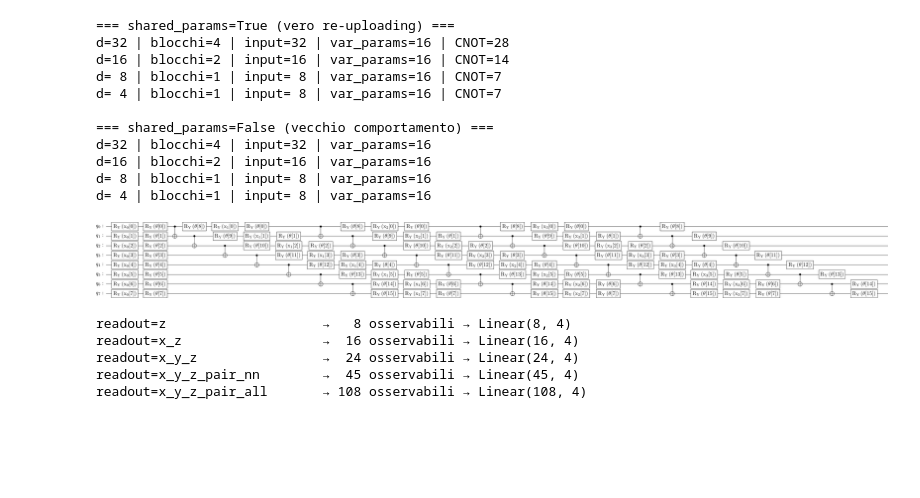
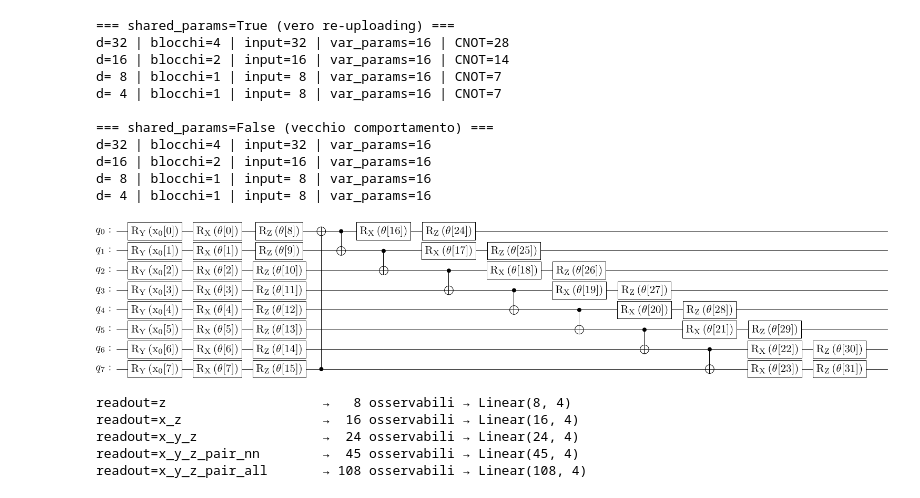
Before and after one commit to dariasimonetti/Quantum-Decision-Boundaries, a Jupyter notebook: src/quantum_baseline.ipynb, the cells around one changed output. Saved outputs shown, nothing was run; the diff lists cells and outputs as text; code cells hidden in the pictures; blank space fills up the shorter version.

Commit message:
Aggiunta ansatz two local

```diff
--- a/src/quantum_baseline.ipynb
+++ b/src/quantum_baseline.ipynb
@@ -184,11 +194,13 @@ def build_ansatz_layer(n_qubits, reps, entanglement, block_idx=0, shared=True):
 # %%
-def build_vqc_circuit(d, n_qubits=N_QUBITS, reps=1, entanglement='linear', shared_params=True):
+def build_vqc_circuit(d, n_qubits=N_QUBITS, reps=1, entanglement='linear',
+                      shared_params=True, ansatz_type='real_amplitudes'):
     n_blocks = math.ceil(d / n_qubits)
     qc = QuantumCircuit(n_qubits)
     all_input_params = []
 
-    # crea UN solo template ansatz con parametri condivisi
-    ansatz_template = build_ansatz_layer(n_qubits, reps, entanglement, block_idx=0, shared=True)
+    ansatz_template = build_ansatz_layer(
+        n_qubits, reps, entanglement, block_idx=0, shared=True, ansatz_type=ansatz_type
+    )
 
     for block in range(n_blocks):
         enc_layer, enc_params = build_encoding_layer(d, n_qubits, block)
@@ -196,16 +208,14 @@ def build_vqc_circuit(d, n_qubits=N_QUBITS, reps=1, entanglement='linear', share
         all_input_params.extend(enc_params)
 
         if shared_params:
-            # stesso ansatz (stessi θ) ripetuto — vero re-uploading
             qc.compose(ansatz_template, inplace=True)
         else:
-            # parametri indipendenti per blocco — vecchio comportamento
-            ansatz_block = build_ansatz_layer(n_qubits, reps, entanglement, block, shared=False)
+            ansatz_block = build_ansatz_layer(
+                n_qubits, reps, entanglement, block, shared=False, ansatz_type=ansatz_type
+            )
             qc.compose(ansatz_block, inplace=True)
 
-    # con shared_params=True: sempre 16 var_params indipendentemente da d
     all_variational_params = list(ansatz_template.parameters)
-
     return qc, all_input_params, all_variational_params, n_blocks
 # %%
 print("=== shared_params=True (vero re-uploading) ===")
@@ -231,10 +241,10 @@ d=16 | blocchi=2 | input=16 | var_params=16
 d= 8 | blocchi=1 | input= 8 | var_params=16
 d= 4 | blocchi=1 | input= 8 | var_params=16
 # %%
-qc_example, _, _, _ = build_vqc_circuit(d=32, n_qubits=N_QUBITS)
+qc_example, _, _, _ = build_vqc_circuit(d=8, n_qubits=N_QUBITS, ansatz_type="two_local")
 qc_example.draw('latex')
 # %% [output]
-[figure, old version]
+[figure, new version]
 # %%
 def single_pauli_observables(n_qubits, op):
     observables = []
```
Also changed, not shown: parts of 6 cells of this notebook.
